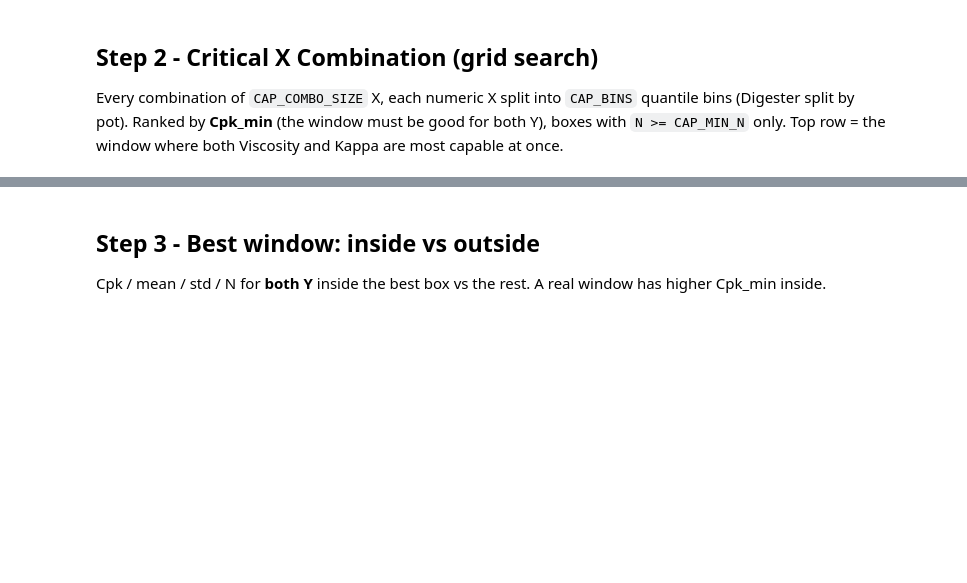
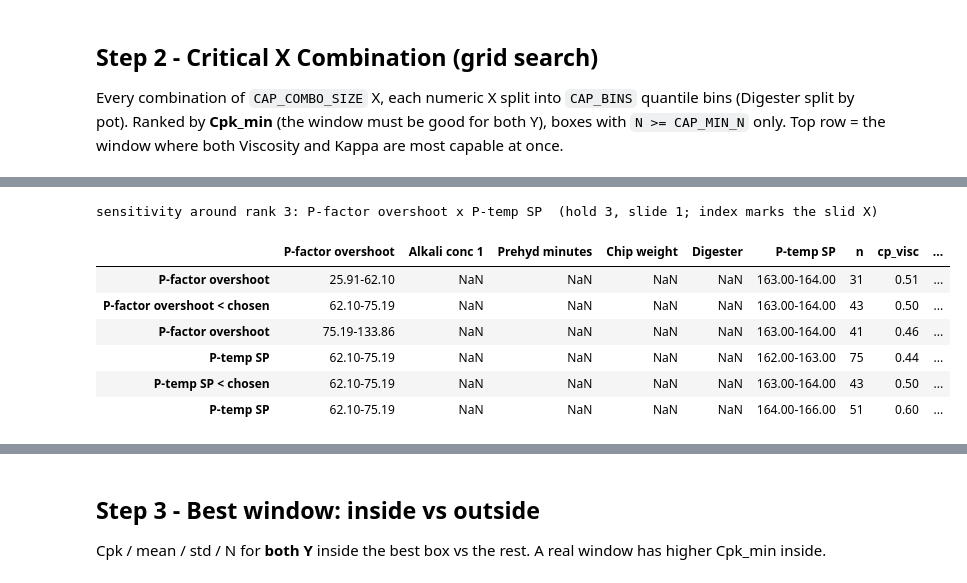
Before and after one commit to chinnput/dp-cooking-odl-analyzer, a Jupyter notebook: DP Cooking ODL Analyzer/XGboost_Model/03_operating_window.ipynb, the cells around one changed output, grey strips where cells are left out. Cells and saved outputs as stored; diff of their text form; code cells hidden in the pictures; blank space fills up the shorter version.

```diff
--- a/DP Cooking ODL Analyzer/XGboost_Model/03_operating_window.ipynb
+++ b/DP Cooking ODL Analyzer/XGboost_Model/03_operating_window.ipynb
@@ -123,0 +127,11 @@ search: 76 boxes with N >= 15  (combo size 4, 4 bins/X, ranked by cpk_min)
+# %%
+display(cap.sensitivity(df, res, rank=3))
+# %% [output]
+sensitivity around rank 3: P-factor overshoot x P-temp SP  (hold 3, slide 1; index marks the slid X)
+|  | P-factor overshoot | Alkali conc 1 | Prehyd minutes | Chip weight | Digester | P-temp SP | n | cp_visc | ... |
+| P-factor overshoot | 25.91-62.10 | NaN | NaN | NaN | NaN | 163.00-164.00 | 31 | 0.51 | ... |
+| P-factor overshoot < chosen | 62.10-75.19 | NaN | NaN | NaN | NaN | 163.00-164.00 | 43 | 0.50 | ... |
+| P-factor overshoot | 75.19-133.86 | NaN | NaN | NaN | NaN | 163.00-164.00 | 41 | 0.46 | ... |
+| P-temp SP | 62.10-75.19 | NaN | NaN | NaN | NaN | 162.00-163.00 | 75 | 0.44 | ... |
+| P-temp SP < chosen | 62.10-75.19 | NaN | NaN | NaN | NaN | 163.00-164.00 | 43 | 0.50 | ... |
+| P-temp SP | 62.10-75.19 | NaN | NaN | NaN | NaN | 164.00-166.00 | 51 | 0.60 | ... |
```
Also changed, not shown: parts of 10 cells of this notebook, 6 other files.
